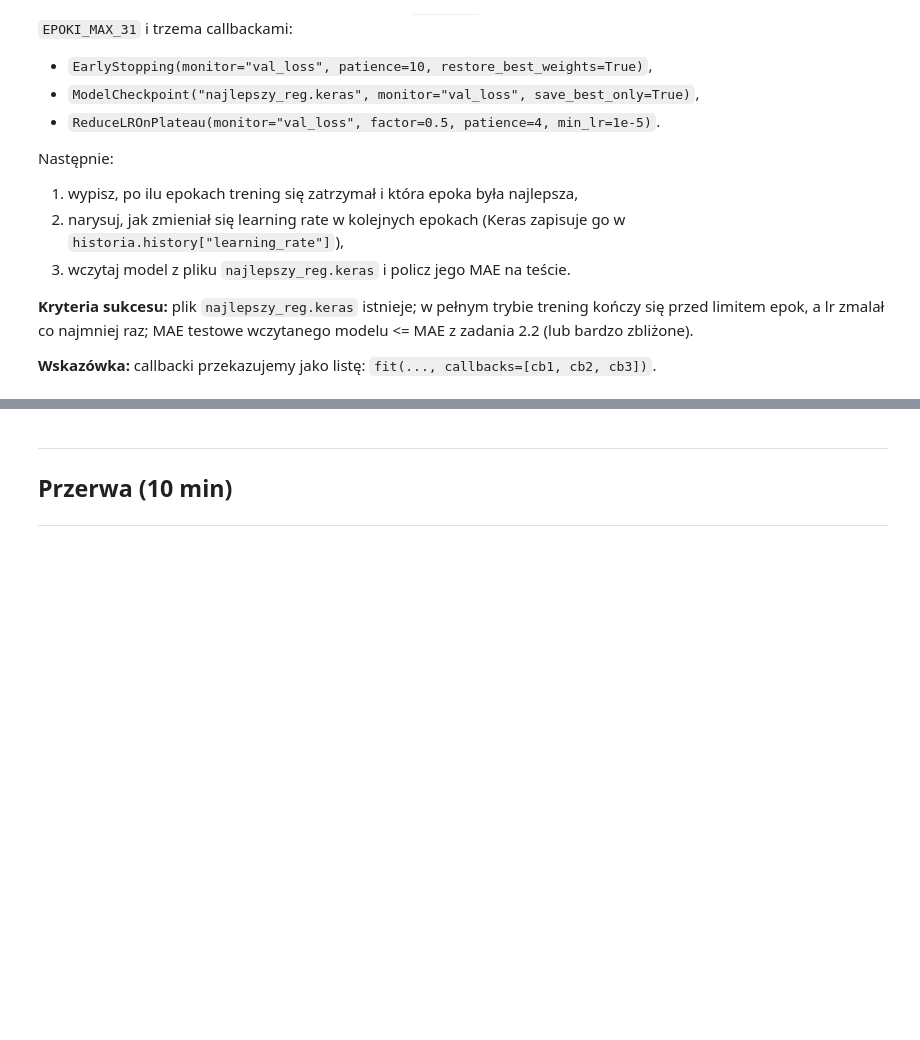
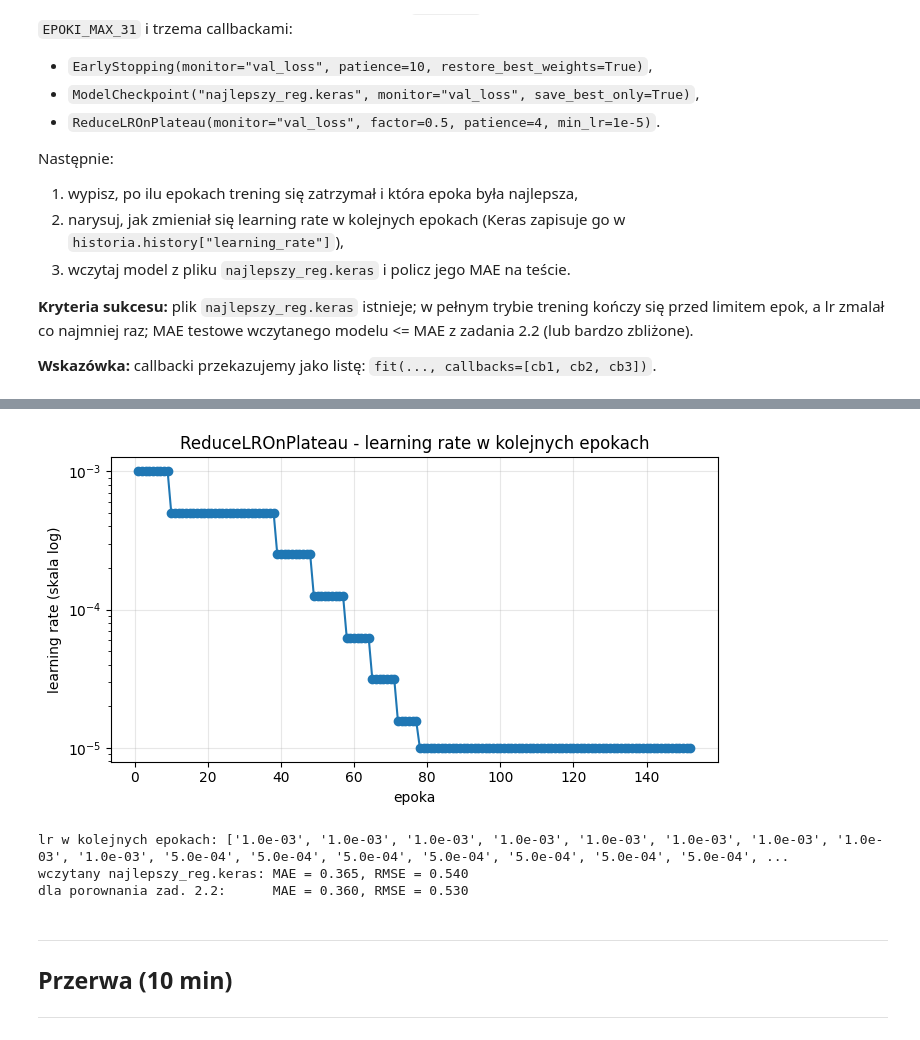
Before and after one commit to RJC2001/Uczenie-g-bokie-i-jego-zastosowania, a Jupyter notebook: 88274_LAB/Lab03_Keras_klasyfikacja_regresja.ipynb, the cells around one changed output, grey strips where cells are left out. Drawn from its saved outputs; the diff is of its cells as text; code cells hidden in the pictures; blank space fills up the shorter version.

```diff
--- a/88274_LAB/Lab03_Keras_klasyfikacja_regresja.ipynb
+++ b/88274_LAB/Lab03_Keras_klasyfikacja_regresja.ipynb
@@ -432,4 +743,66 @@ Następnie:
 # %%
 EPOKI_MAX_31 = 3 if SZYBKI_TRYB else 200
 
-# TODO: uzupełnij - model_cb z trzema callbackami, wykres lr, wczytanie najlepszego modelu
+keras.utils.set_random_seed(SEED)
+
+model_cb = keras.Sequential([
+    keras.Input(shape=(X_tr_s.shape[1],)),
+    layers.Dense(64, activation="relu"),
+    layers.Dense(64, activation="relu"),
+    layers.Dense(1),
+], name="mlp_reg_callbacki")
+model_cb.compile(optimizer=keras.optimizers.Adam(learning_rate=1e-3),
+                 loss="mse", metrics=["mae"])
+
+
+class ZapisLR(keras.callbacks.Callback):
+    # Pomocniczy callback: zapisuje learning rate po kazdej epoce.
+    # (ReduceLROnPlateau zmienia lr na koncu epoki, dlatego nasluchujemy tego samego zdarzenia.)
+    def __init__(self):
+        super().__init__()
+        self.lr = []
+
+    def on_epoch_end(self, epoch, logs=None):
+        self.lr.append(float(keras.ops.convert_to_numpy(self.model.optimizer.learning_rate)))
+
+
+wczesne_31 = keras.callbacks.EarlyStopping(monitor="val_loss", patience=10,
+                                           restore_best_weights=True, verbose=1)
+checkpoint_31 = keras.callbacks.ModelCheckpoint("najlepszy_reg.keras", monitor="val_loss",
+                                                save_best_only=True, verbose=0)
+reduce_lr_31 = keras.callbacks.ReduceLROnPlateau(monitor="val_loss", factor=0.5,
+                                                 patience=4, min_lr=1e-5, verbose=1)
+zapis_lr_31 = ZapisLR()
+
+hist_cb = model_cb.fit(
+    X_tr_s, y_tr_r,
+    epochs=EPOKI_MAX_31,
+    batch_size=64,
+    validation_data=(X_va_s, y_va_r),
+    callbacks=[wczesne_31, checkpoint_31, reduce_lr_31, zapis_lr_31],
+    verbose=2,
+)
+
+n_epok_cb = len(hist_cb.history["loss"])
+najlepsza_cb = int(np.argmin(hist_cb.history["val_loss"])) + 1
+print(f"trening zatrzymal sie po {n_epok_cb} epokach (limit {EPOKI_MAX_31}); "
+      f"najlepsza epoka wg val_loss: {najlepsza_cb}")
+
+# 2. Przebieg learning rate
+lr_epoki = hist_cb.history.get("learning_rate", zapis_lr_31.lr)
+plt.figure(figsize=(7, 4))
+plt.plot(np.arange(1, len(lr_epoki) + 1), lr_epoki, "o-")
+plt.yscale("log")
+plt.xlabel("epoka"); plt.ylabel("learning rate (skala log)")
+plt.title("ReduceLROnPlateau - learning rate w kolejnych epokach")
+plt.grid(alpha=0.3); plt.tight_layout(); plt.show()
+print("lr w kolejnych epokach:", [f"{x:.1e}" for x in lr_epoki])
+
+# 3. Najlepszy model zapisany przez ModelCheckpoint
+model_best = keras.models.load_model("najlepszy_reg.keras")
+pred_best = model_best.predict(X_te_s, verbose=0).ravel()
+mae_best = mean_absolute_error(y_te_r, pred_best)
+rmse_best = np.sqrt(mean_squared_error(y_te_r, pred_best))
+print(f"wczytany najlepszy_reg.keras: MAE = {mae_best:.3f}, RMSE = {rmse_best:.3f}")
+print(f"dla porownania zad. 2.2:      MAE = {mae_nn:.3f}, RMSE = {rmse_nn:.3f}")
+# %% [output]
@@ -436,3 +826,7 @@ EPOKI_MAX_31 = 3 if SZYBKI_TRYB else 200
+[figure, added]
+lr w kolejnych epokach: ['1.0e-03', '1.0e-03', '1.0e-03', '1.0e-03', '1.0e-03', '1.0e-03', '1.0e-03', '1.0e-03', '1.0e-03', '5.0e-04', '5.0e-04', '5.0e-04', '5.0e-04', '5.0e-04', '5.0e-04', '5.0e-04', ...
+wczytany najlepszy_reg.keras: MAE = 0.365, RMSE = 0.540
+dla porownania zad. 2.2:      MAE = 0.360, RMSE = 0.530
 # %% [markdown]
 ---
 ## Przerwa (10 min)
```
Also changed, not shown: parts of 28 cells of this notebook, 21 other files.
